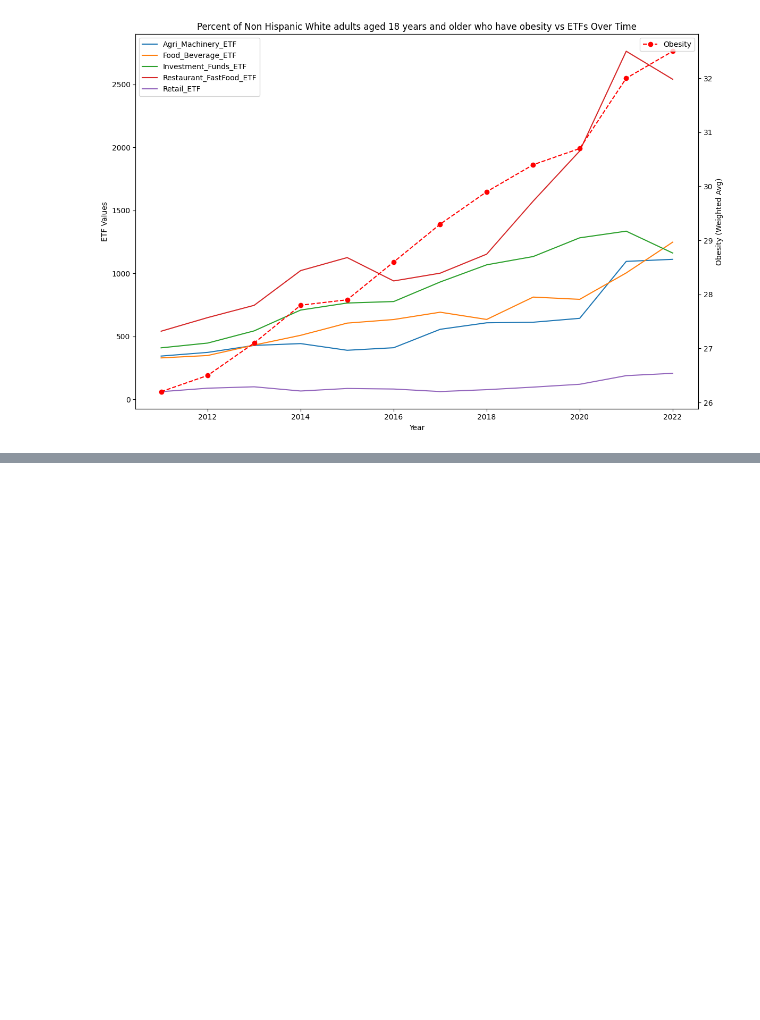
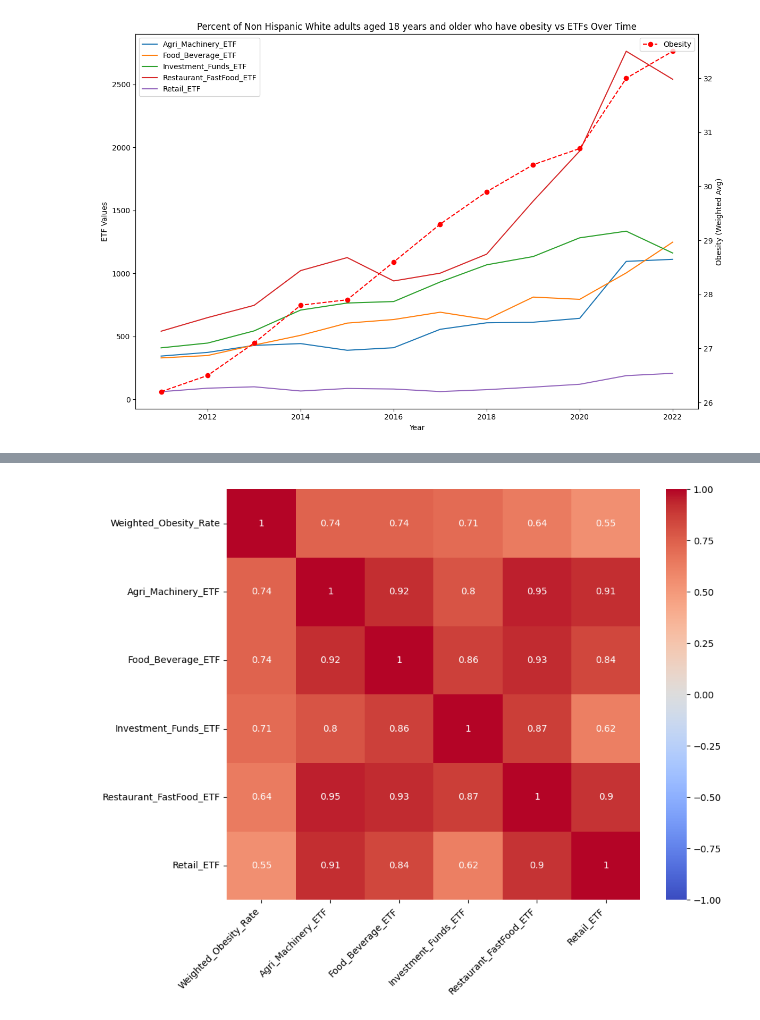
Before and after one commit to TonyZhang2004/Citadel-Summer-Datathon, a Jupyter notebook: EDA/synth_etf_corr.ipynb, the cells around one changed output, grey strips where cells are left out. Saved outputs shown, nothing was run; the diff lists cells and outputs as text; code cells hidden in the pictures; blank space fills up the shorter version.

```diff
--- a/EDA/synth_etf_corr.ipynb
+++ b/EDA/synth_etf_corr.ipynb
@@ -67,19 +31,19 @@ from sklearn.model_selection import train_test_split
 from sklearn.metrics import mean_squared_error
 from sklearn.model_selection import LeaveOneOut
 # %%
-health_file_1_path = 'grouped_data_1.csv'
-health_file_2_path = 'grouped_data_2.csv'
-health_file_3_path = 'grouped_data_3.csv'
-health_file_4_path = 'grouped_data_4.csv'
-stock_file_path = './all_stock_and_etfs.csv'
+health_file_1_path = '../national_obesity_data/grouped_data_1.csv'
+health_file_2_path = '../national_obesity_data/grouped_data_2.csv'
+health_file_3_path = '../national_obesity_data/grouped_data_3.csv'
+health_file_4_path = '../national_obesity_data/grouped_data_4.csv'
+stock_file_path = '../Datathon_Data/all_stock_and_etfs.csv'
 
-two_or_more_races_path = 'adult_ethnicity_health_data/2ormoreraces_obesity.csv'
-american_indian_alaskan_path = 'adult_ethnicity_health_data/AmericanIndianAlaskaNative_obesity.csv'
-asian_path = 'adult_ethnicity_health_data/Asian_obesity.csv'
-hawaiian_pacific_islander_path = 'adult_ethnicity_health_data/HawaiianPacificIslander_obesity.csv'
-hispanic_path = 'adult_ethnicity_health_data/Hispanic_obesity.csv'
-non_hispanic_black_path = 'adult_ethnicity_health_data/Non-HispanicBlack_obesity.csv'
-non_hispanic_white_path = 'adult_ethnicity_health_data/Non-HispanicWhite_obesity.csv'
+two_or_more_races_path = '../adult_ethnicity_health_data/2ormoreraces_obesity.csv'
+american_indian_alaskan_path = '../adult_ethnicity_health_data/AmericanIndianAlaskaNative_obesity.csv'
+asian_path = '../adult_ethnicity_health_data/Asian_obesity.csv'
+hawaiian_pacific_islander_path = '../adult_ethnicity_health_data/HawaiianPacificIslander_obesity.csv'
+hispanic_path = '../adult_ethnicity_health_data/Hispanic_obesity.csv'
+non_hispanic_black_path = '../adult_ethnicity_health_data/Non-HispanicBlack_obesity.csv'
+non_hispanic_white_path = '../adult_ethnicity_health_data/Non-HispanicWhite_obesity.csv'
 # %% [markdown]
 ## File Path Descriptions:
 
@@ -515,0 +498,9 @@ correlation_df
+# %%
+corr_matrix = merged_two_or_more_df.corr()
+plt.figure(figsize=(10, 8))
+sns.heatmap(corr_matrix, annot=True, cmap='coolwarm', vmin=-1, vmax=1)
+plt.xticks(rotation=45, ha='right')
+plt.yticks(rotation=0)
+plt.show()
+# %% [output]
+[figure, added]
```
Also changed, not shown: parts of 8 cells of this notebook, 5 other files.
